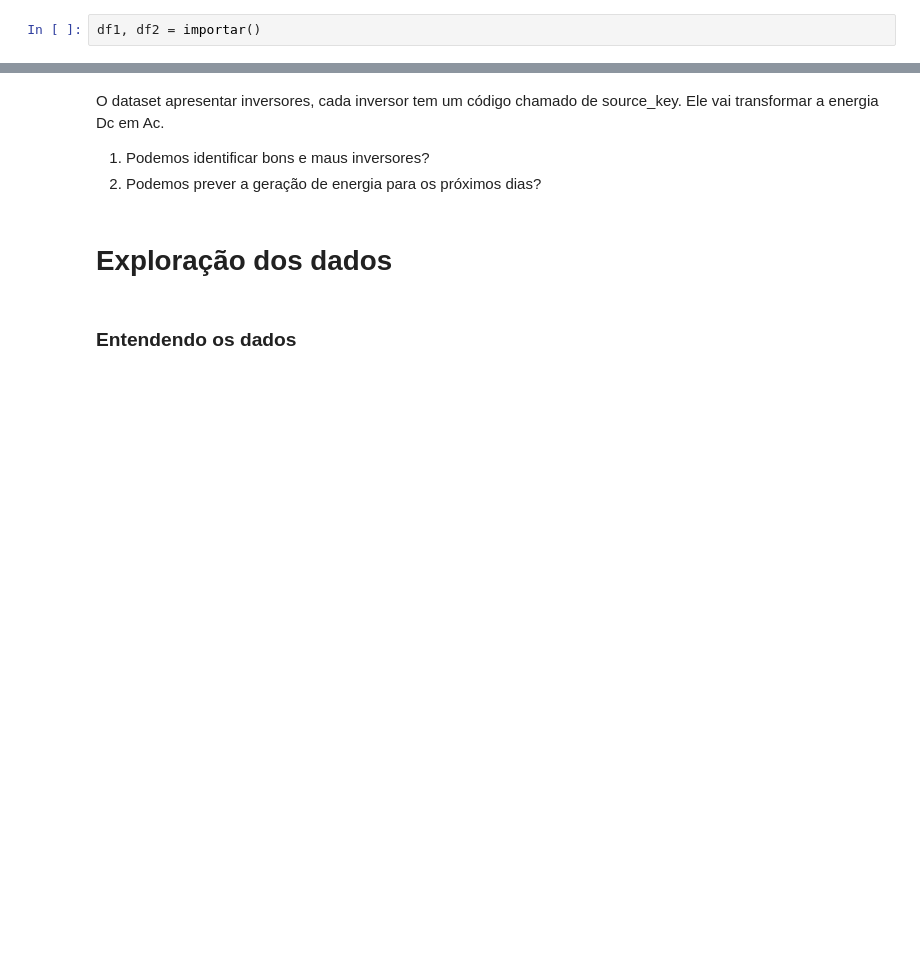
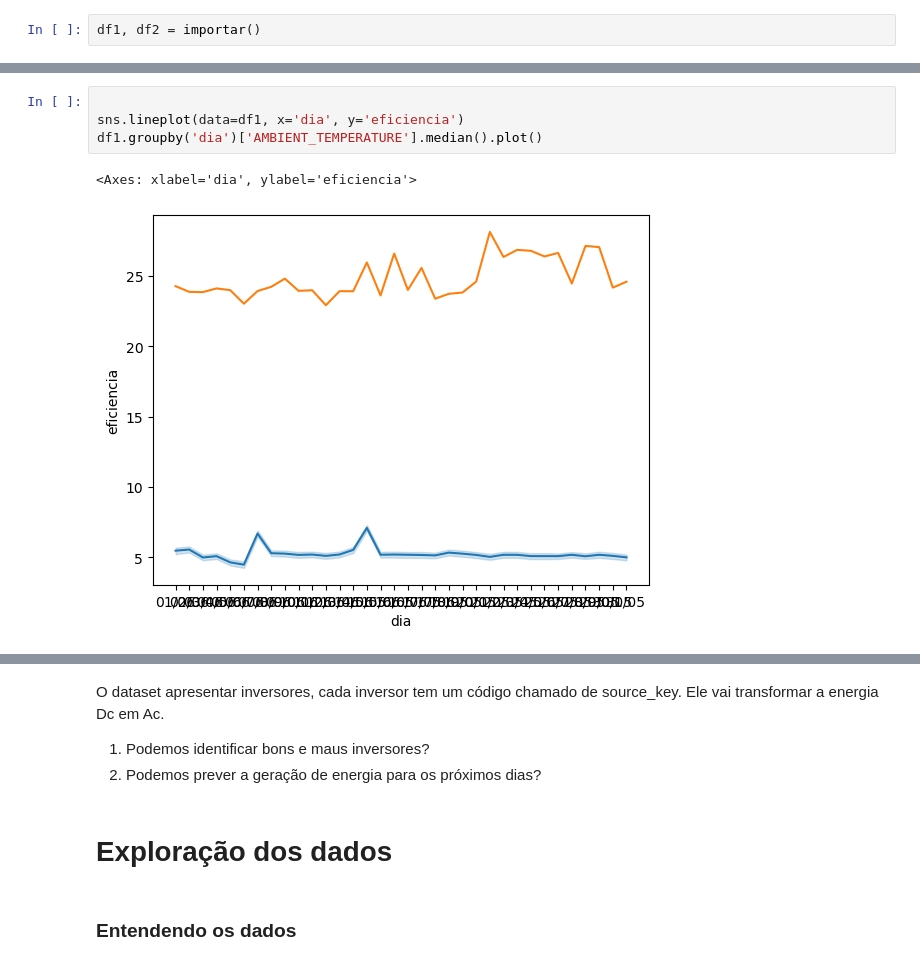
Before and after one commit to AlcidesGP/Portfolio, a Jupyter notebook: ProjetoSemantix/Semantix.ipynb, the cells around one changed output, grey strips where cells are left out. Drawn from its saved outputs; the diff is of its cells as text; blank space fills up the shorter version.

```diff
--- a/ProjetoSemantix/Semantix.ipynb
+++ b/ProjetoSemantix/Semantix.ipynb
@@ -32,0 +224,7 @@ df2.head()
+# %%
+
+sns.lineplot(data=df1, x='dia', y='eficiencia')
+df1.groupby('dia')['AMBIENT_TEMPERATURE'].median().plot()
+# %% [output]
+<Axes: xlabel='dia', ylabel='eficiencia'>
+[figure, added]
```
Also changed, not shown: parts of 39 cells of this notebook, 13 other files.
